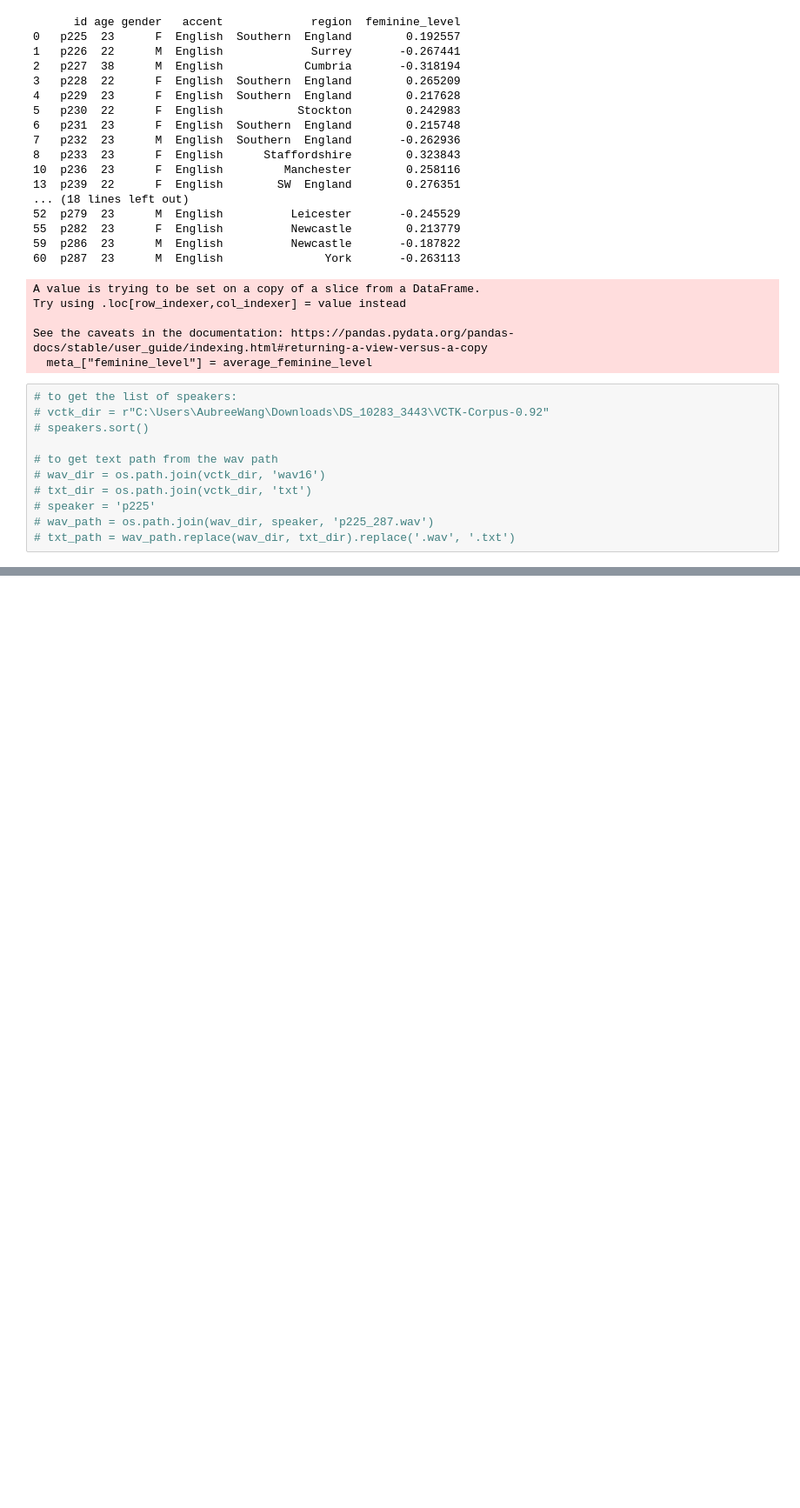
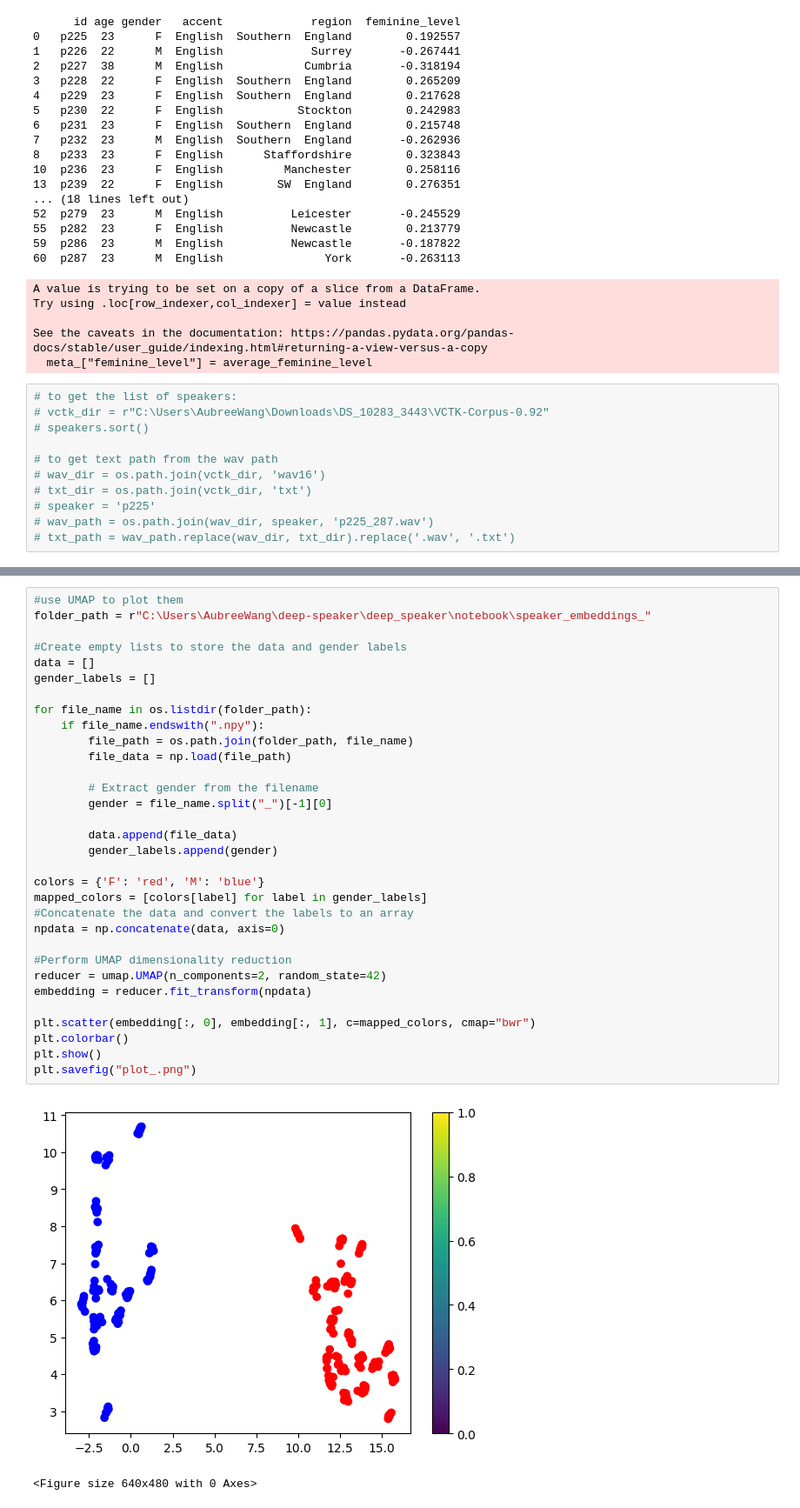
Before and after one commit to YiqiuWangVT/deep-speaker, a Jupyter notebook: deep_speaker/notebook/vctk.ipynb, the cells around one changed output, grey strips where cells are left out. Shown at 87% size. Saved outputs shown, nothing was run; the diff lists cells and outputs as text; blank space fills up the shorter version.

```diff
--- a/deep_speaker/notebook/vctk.ipynb
+++ b/deep_speaker/notebook/vctk.ipynb
@@ -692,0 +791,35 @@ Files:
+# %%
+#use UMAP to plot them
+folder_path = r"C:\Users\AubreeWang\deep-speaker\deep_speaker\notebook\speaker_embeddings_"
+
+#Create empty lists to store the data and gender labels
+data = []
+gender_labels = []
+
+for file_name in os.listdir(folder_path):
+    if file_name.endswith(".npy"):
+        file_path = os.path.join(folder_path, file_name)
+        file_data = np.load(file_path)
+
+        # Extract gender from the filename
+        gender = file_name.split("_")[-1][0]
+
+        data.append(file_data)
+        gender_labels.append(gender)
+
+colors = {'F': 'red', 'M': 'blue'}
+mapped_colors = [colors[label] for label in gender_labels]
+#Concatenate the data and convert the labels to an array
+npdata = np.concatenate(data, axis=0)
+
+#Perform UMAP dimensionality reduction
+reducer = umap.UMAP(n_components=2, random_state=42)
+embedding = reducer.fit_transform(npdata)
+
+plt.scatter(embedding[:, 0], embedding[:, 1], c=mapped_colors, cmap="bwr")
+plt.colorbar()
+plt.show()
+plt.savefig("plot_.png")
+# %% [output]
+[figure, added]
+<Figure size 640x480 with 0 Axes>
```
Also changed, not shown: parts of 14 cells of this notebook, 5 other files.
